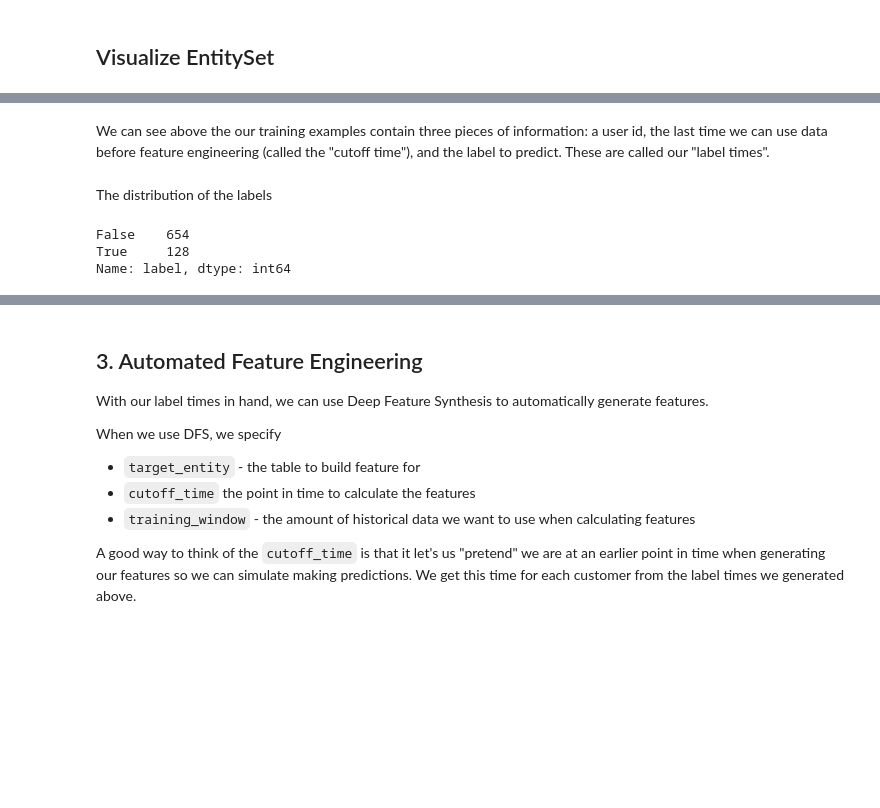
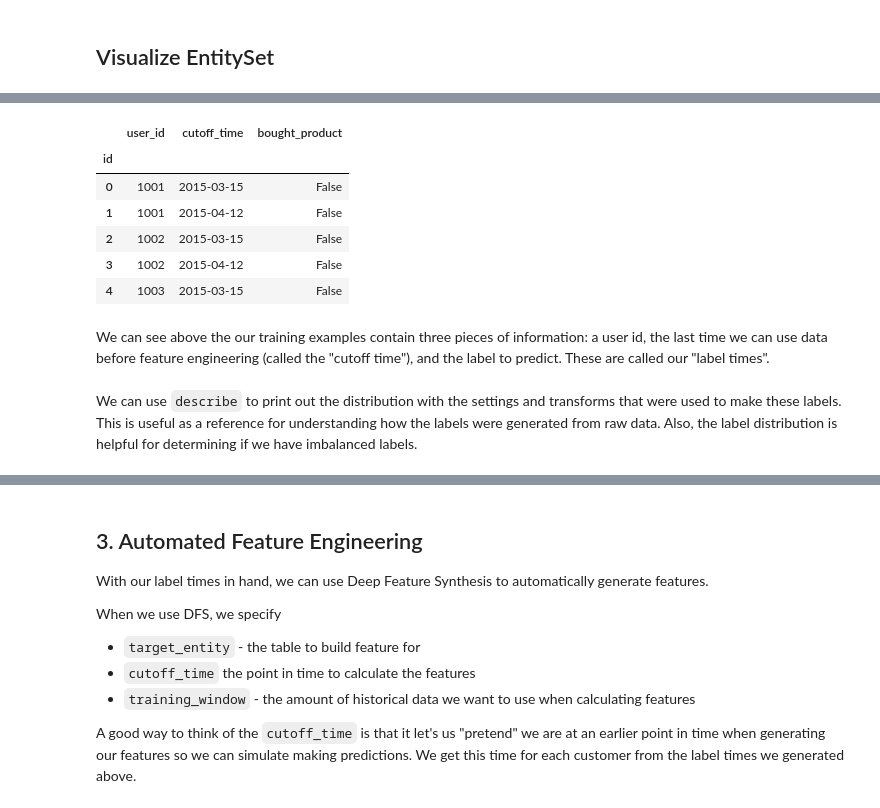
Before and after one commit to alteryx/open_source_demos, a Jupyter notebook: Tutorial.ipynb, the cells around one changed output, grey strips where cells are left out. Saved outputs shown, nothing was run; the diff lists cells and outputs as text; code cells hidden in the pictures; blank space fills up the shorter version.

```diff
--- a/Tutorial.ipynb
+++ b/Tutorial.ipynb
@@ -75,10 +85,22 @@ label_times.head(5)
+# %%
+label_times = lm.search(
+    df.sort_values('order_time'),
+    minimum_data='2015-03-15',
+    num_examples_per_instance=2,
+    product_name='Banana',
+    verbose=True,
+)
+
+label_times.head()
+# %% [output]
+|  | user_id | cutoff_time | bought_product |
+| id |  |  |  |
+| 0 | 1001 | 2015-03-15 | False |
+| 1 | 1001 | 2015-04-12 | False |
+| 2 | 1002 | 2015-03-15 | False |
+| 3 | 1002 | 2015-04-12 | False |
+| 4 | 1003 | 2015-03-15 | False |
 # %% [markdown]
 We can see above the our training examples contain three pieces of information: a user id, the last time we can use data before feature engineering (called the "cutoff time"), and the label to predict. These are called our "label times".
-# %% [markdown]
-The distribution of the labels
-# %%
-label_times["label"].value_counts()
-# %% [output]
-False    654
-True     128
-Name: label, dtype: int64
+# %% [markdown]
+We can use `describe` to print out the distribution with the settings and transforms that were used to make these labels. This is useful as a reference for understanding how the labels were generated from raw data. Also, the label distribution is helpful for determining if we have imbalanced labels.
```
Also changed, not shown: parts of 27 cells of this notebook, 4 other files.
